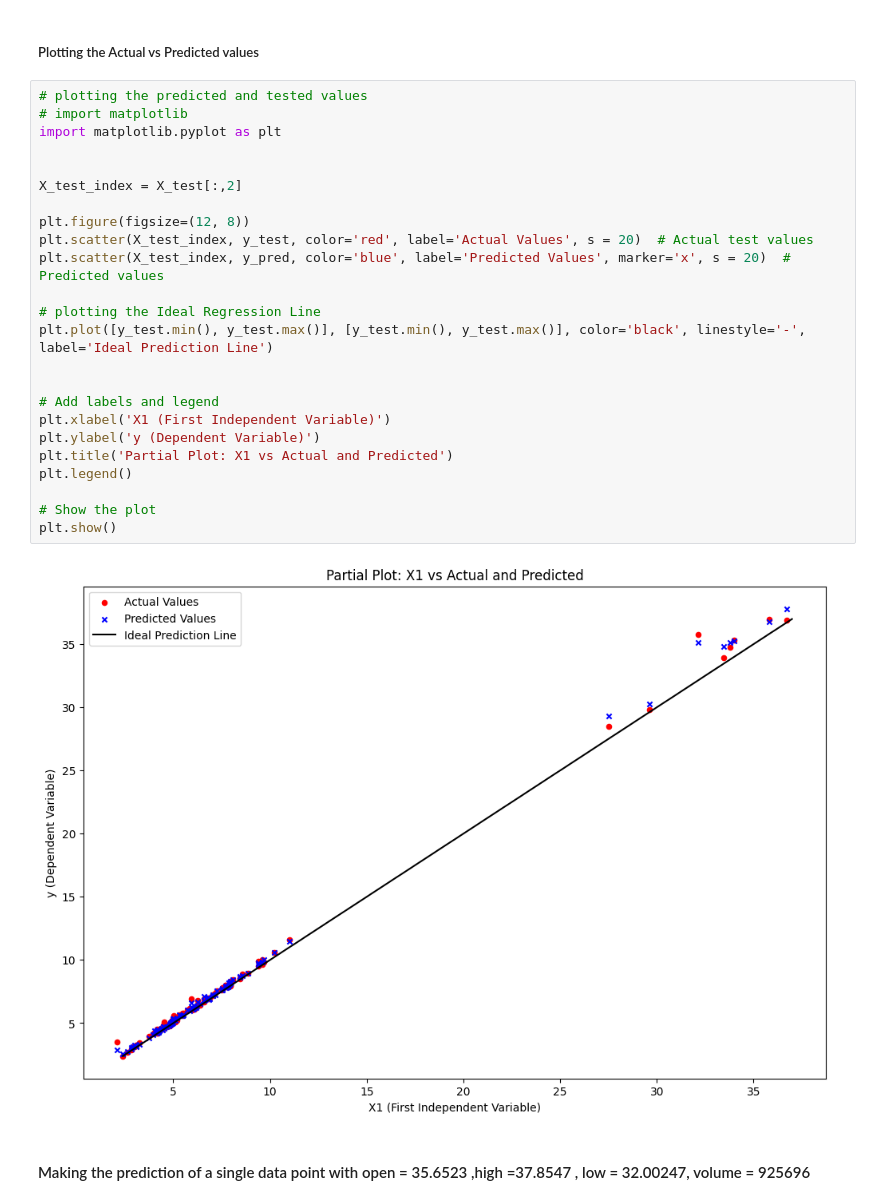
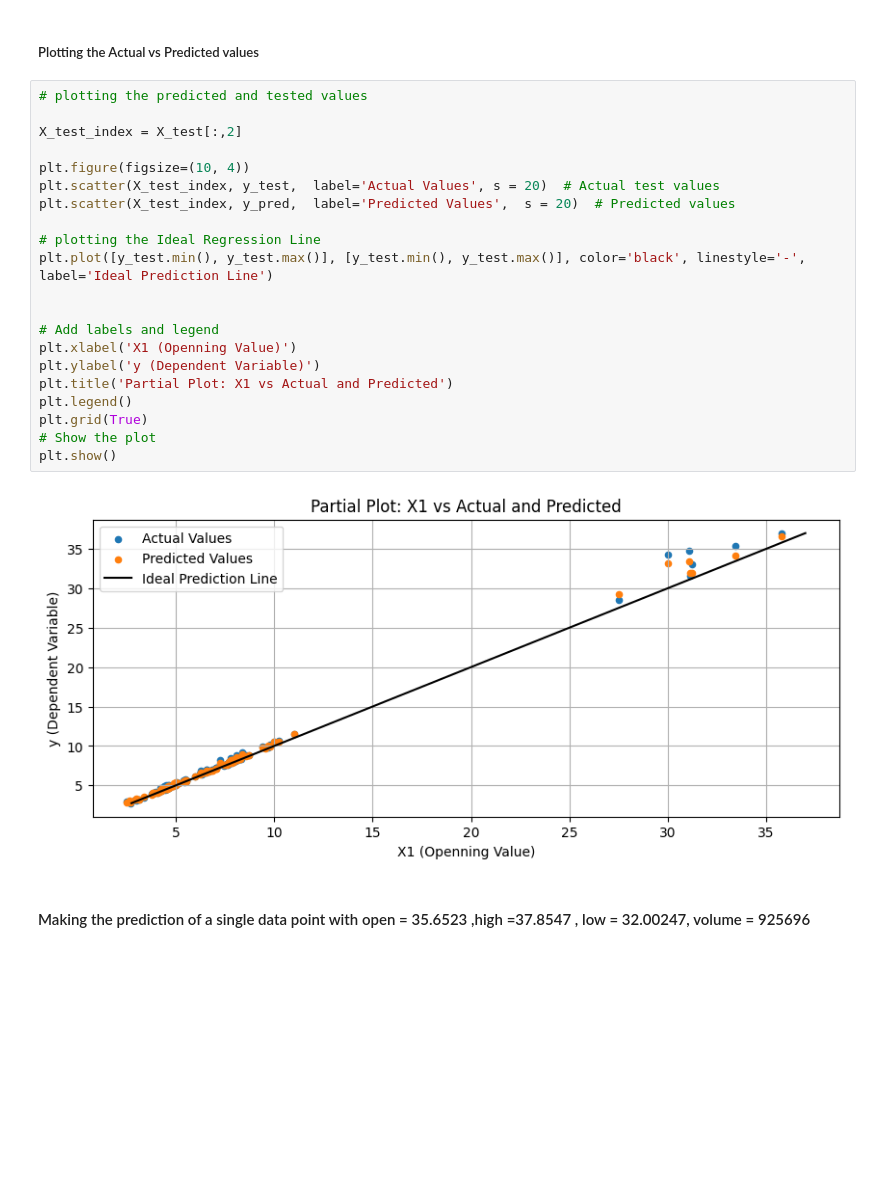
Before and after one commit to Bien21-00590/MeXE402_Midterm_ARNANTE_TOLENTINO, a Jupyter notebook: Linear Regression_Tolentino/Menlo Therapeutics Stock - Linear Regression.ipynb, the cells around one changed output. Drawn from its saved outputs; the diff is of its cells as text; blank space fills up the shorter version.

```diff
--- a/Linear Regression_Tolentino/Menlo Therapeutics Stock - Linear Regression.ipynb
+++ b/Linear Regression_Tolentino/Menlo Therapeutics Stock - Linear Regression.ipynb
@@ -274,30 +336,27 @@ array([ 8.97999954,  4.80000019,  7.88000011,  9.67000008,  7.9000001 ,
 ##### Plotting the Actual vs Predicted values
 # %%
 # plotting the predicted and tested values
-# import matplotlib
-import matplotlib.pyplot as plt
-
 
 X_test_index = X_test[:,2]
 
-plt.figure(figsize=(12, 8))
-plt.scatter(X_test_index, y_test, color='red', label='Actual Values', s = 20)  # Actual test values
-plt.scatter(X_test_index, y_pred, color='blue', label='Predicted Values', marker='x', s = 20)  # Predicted values
+plt.figure(figsize=(10, 4))
+plt.scatter(X_test_index, y_test,  label='Actual Values', s = 20)  # Actual test values
+plt.scatter(X_test_index, y_pred,  label='Predicted Values',  s = 20)  # Predicted values
 
 # plotting the Ideal Regression Line
 plt.plot([y_test.min(), y_test.max()], [y_test.min(), y_test.max()], color='black', linestyle='-', label='Ideal Prediction Line')
 
 
 # Add labels and legend
-plt.xlabel('X1 (First Independent Variable)')
+plt.xlabel('X1 (Openning Value)')
 plt.ylabel('y (Dependent Variable)')
 plt.title('Partial Plot: X1 vs Actual and Predicted')
 plt.legend()
-
+plt.grid(True)
 # Show the plot
 plt.show()
 # %% [output]
-[figure, old version]
+[figure, new version]
 # %% [markdown]
 #### Making the prediction of a single data point with open = 35.6523 ,high =37.8547 , low = 32.00247, volume = 925696
 # %%
```
Also changed, not shown: parts of 35 cells of this notebook.
